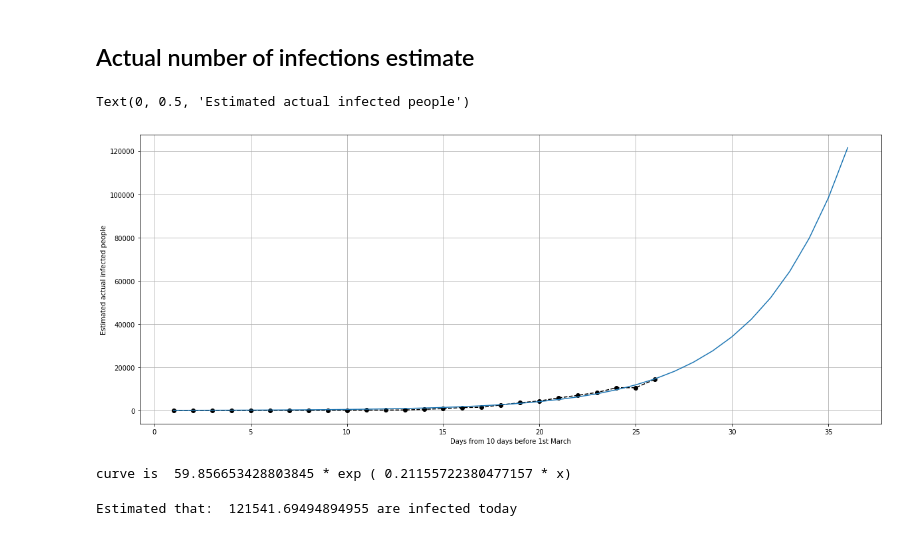
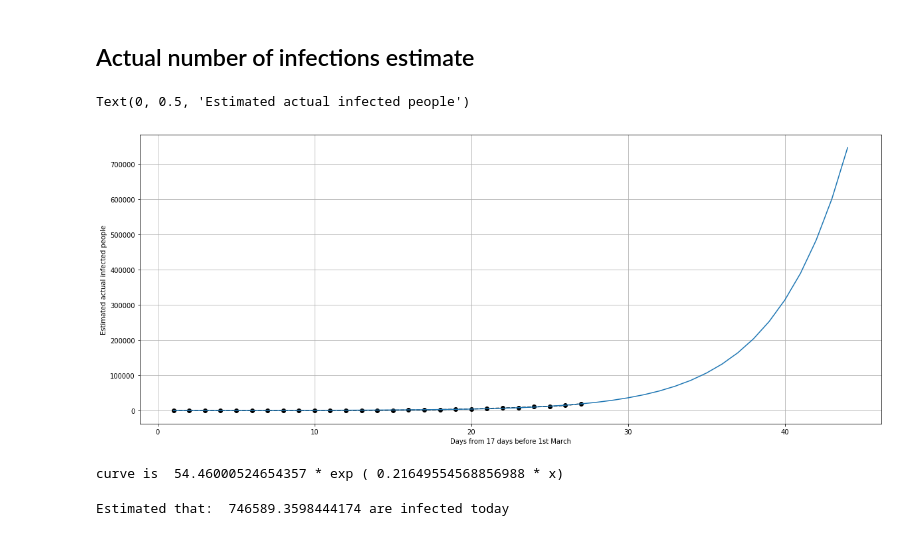
Before and after one commit to burntout/UK-Covid19, a Jupyter notebook: UK-Covid19-least-squares-fit.ipynb, the cells around one changed output. Cells and saved outputs as stored; diff of their text form; code cells hidden in the pictures.

```diff
--- a/UK-Covid19-least-squares-fit.ipynb
+++ b/UK-Covid19-least-squares-fit.ipynb
@@ -66,7 +66,7 @@ Tomorrows estimated cases: 14223.243031922597
 # %% [markdown]
 ## Mortality
 # %%
-uk_mortalitydata = [0,0,0,0,1,2,2,3,5,6,8,8,10,21,35,55,60,103,144,177,233,281,335,422,465,578]
+uk_mortalitydata = [0,0,0,0,1,2,2,3,5,6,8,8,10,21,35,55,60,103,144,177,233,281,335,422,465,578,759]
 italy_mortalitydata = [29,34,52,79,107,148,197,233,366,463,631,827,1016,1266,1441,1809,2158,2503,2978,3405,4032,4825,5475,6077,6820]
 uk_mortalitydata1 = uk_mortalitydata[5:]
 
@@ -114,37 +114,37 @@ Text(0, 0.5, 'Cumulative Mortalities')
 # %% [markdown]
 ## Actual number of infections estimate
 # %%
-days_from_infection_to_death = 10 # assume 5 days for infection 5 days to die (people are already ill)
+days_from_infection_to_death = 17 # assume 7 days for infection 10 days to die (people are already ill)
 mortality_rate1 = 0.01 # 1%
 mortality_rate2 = 0.02 # 2%
 mortality_rate3 = 0.03 # 3%
 mortality_rate4 = 0.04 # 4%
 mortality_rate10 = 0.1 # 10%
 
 inv_mortality = 1/mortality_rate4
 estimated_actual = list (map(lambda x: x * inv_mortality, mortalitydata))
 n = len(estimated_actual)
 x = np.linspace(1, n, n)
 
 (a, b), _ = opt.curve_fit(f, x, estimated_actual)
 
 fig, ax = plt.subplots(1, figsize=(20, 8))
 ax.plot(x, estimated_actual, 'o--k')
 x = np.linspace(1,n+days_from_infection_to_death,n+days_from_infection_to_death)
 y_fit = f(x, a, b)
 ax.plot(x, y_fit, '-')
 plt.grid()
 plt.xlabel("Days from " + str(days_from_infection_to_death) + " days before 1st March")
 plt.ylabel("Estimated actual infected people")
 # %% [output]
 Text(0, 0.5, 'Estimated actual infected people')
-[figure, old version]
+[figure, new version]
 # %%
 print("curve is ", a , "* exp (" ,b, "* x)")
 # %% [output]
-curve is  59.856653428803845 * exp ( 0.21155722380477157 * x)
+curve is  54.46000524654357 * exp ( 0.21649554568856988 * x)
 # %%
 infected_today = a * np.exp ( b * (days_from_infection_to_death + len(estimated_actual)  ))
 print ("Estimated that: ", infected_today, "are infected today")
 # %% [output]
-Estimated that:  121541.69494894955 are infected today
+Estimated that:  746589.3598444174 are infected today
```
Also changed, not shown: parts of 9 cells of this notebook.
